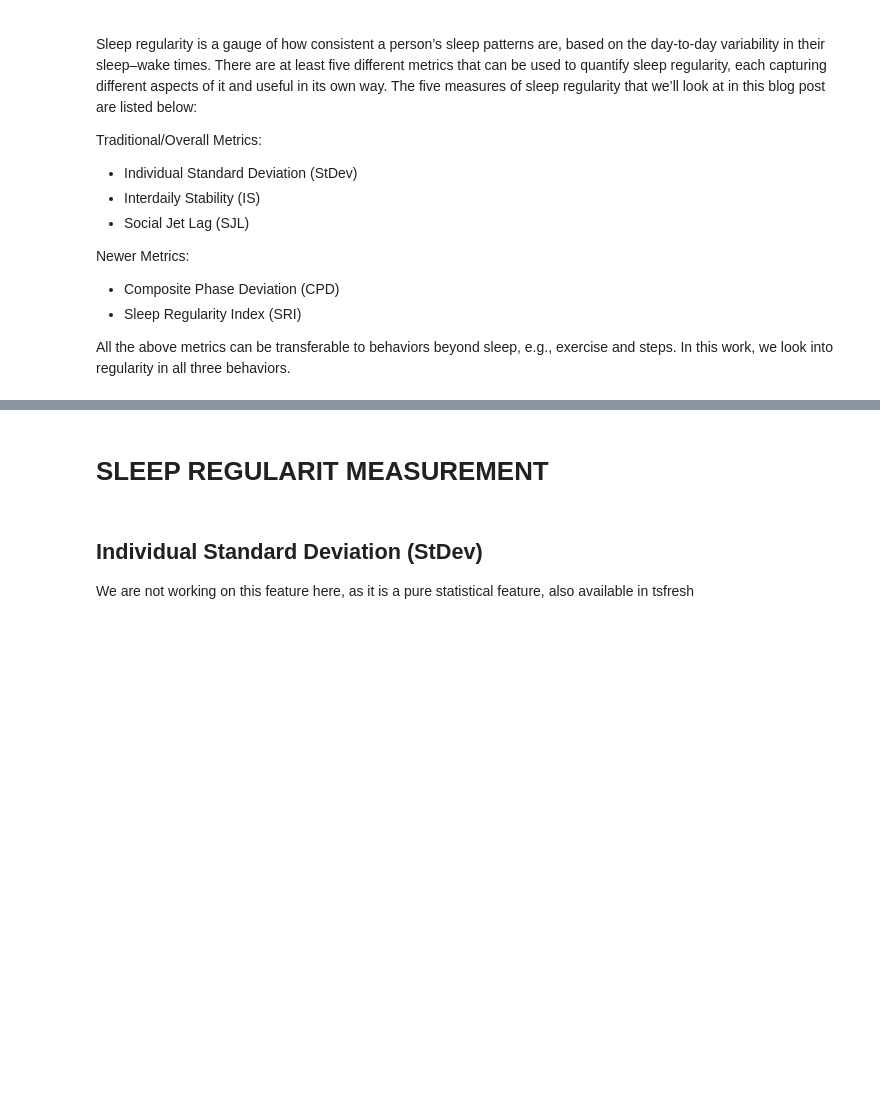
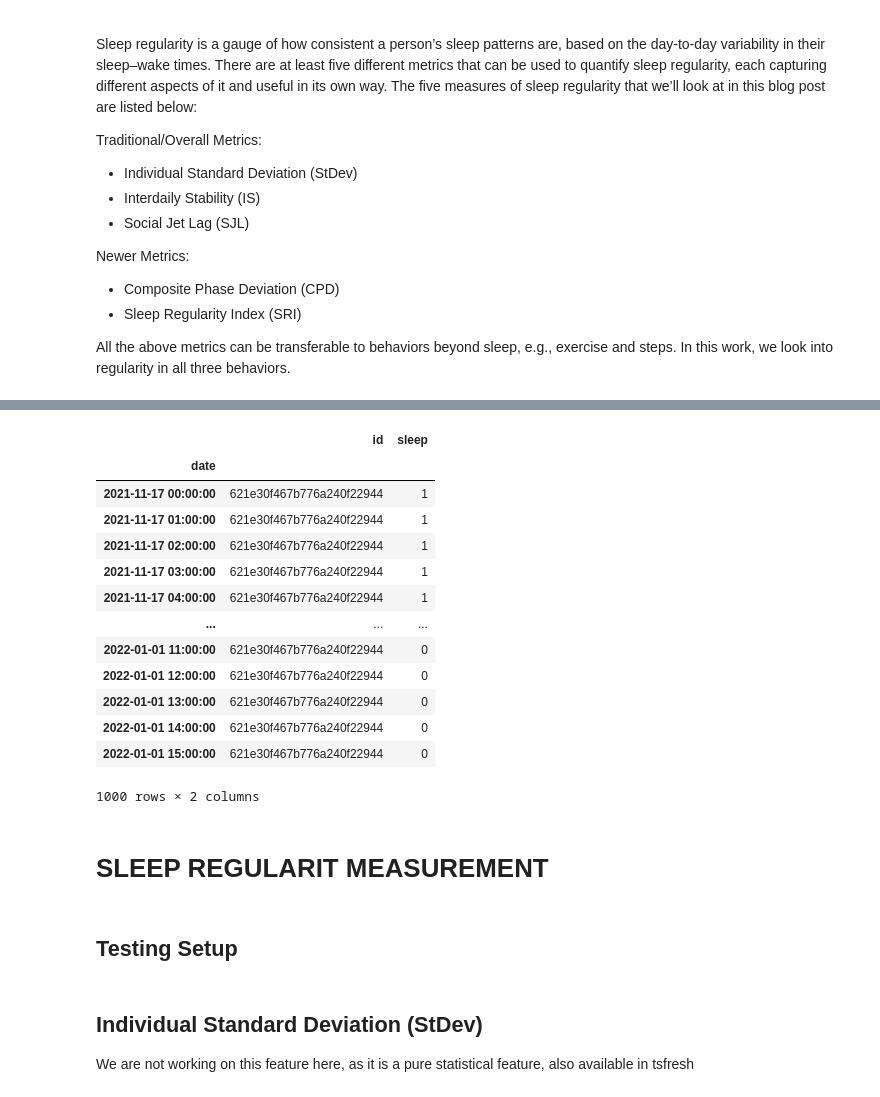
Before and after one commit to kcristinaa/RAIS-miniproject, a Jupyter notebook: notebooks_feature_engineering/sleep_regularity_measurement.ipynb, the cells around one changed output, grey strips where cells are left out. Cells and saved outputs as stored; diff of their text form; code cells hidden in the pictures; blank space fills up the shorter version.

```diff
--- a/notebooks_feature_engineering/sleep_regularity_measurement.ipynb
+++ b/notebooks_feature_engineering/sleep_regularity_measurement.ipynb
@@ -142,8 +118,0 @@ See the caveats in the documentation: https://pandas.pydata.org/pandas-docs/stab
-# %%
-#groupby, resample and interpolate
-df_intraday.drop('time_range', axis=1, inplace=True)
-df_users = df_intraday.groupby('id').apply(lambda x : x.set_index('date')
-                                           .resample('1H')
-                                           .asfreq()
-                                           ).reset_index(level=0, drop=True).reset_index()
-df_users.head(1000)
@@ -184,0 +122,29 @@ df_users.head(1000)
+# %%
+# create the sleep/awake dataframe per user
+user_ids = set(df_intraday.id)
+df_users_sleep = pd.DataFrame()
+for user in tqdm(user_ids):
+    # select user's data
+    df_user = df_intraday.loc[df_intraday.id == user]
+    # fillna for days without sleep data - BUGGY
+    # df_user = fillna_sleep(df_user)
+    # extract time range column
+    df_user.loc[:, "time_range"] = df_user.apply(lambda row: np.nan if pd.isna(row.startTime) else pd.date_range(row.startTime, row.endTime, freq='H'), axis=1)
+    # extract the asleep hours per day in a list format
+    timestamps = get_sleep_hours(df_user)
+    # resample the user's dataframe
+    df_user = df_user.set_index('date').resample('1H').asfreq().reset_index(drop=False)
+    # add new column for sleep/awake state
+    df_user.loc[:, 'sleep'] = df_user.date.apply(lambda d: 1 if d in timestamps.values else 0)
+    # add user id
+    df_user.id = user
+    # we need to drop no wear nights
+    df_user.wear_night.fillna(method='ffill', inplace=True)
+    df_user.wear_night = df_user.apply(lambda row: 1 if row.sleep == 1 else row.wear_night, axis=1)
+    df_user = df_user.loc[df_user.wear_night == 1, :]
+    # drop unnecessary columns
+    df_user.drop(['startTime', 'endTime', 'time_range', 'wear_night'], inplace=True, axis=1)
+    # append to common dataframe for all users
+    df_users_sleep = df_users_sleep.append(df_user, ignore_index=True)
+# set index to date column
+df_users_sleep = df_users_sleep.set_index('date')
@@ -185,2 +169,21 @@ df_users.head(1000)
+# %%
+df_users_sleep.head(1000)
+# %% [output]
+|  | id | sleep |
+| date |  |  |
+| 2021-11-17 00:00:00 | 621e30f467b776a240f22944 | 1 |
+| 2021-11-17 01:00:00 | 621e30f467b776a240f22944 | 1 |
+| 2021-11-17 02:00:00 | 621e30f467b776a240f22944 | 1 |
+| 2021-11-17 03:00:00 | 621e30f467b776a240f22944 | 1 |
+| 2021-11-17 04:00:00 | 621e30f467b776a240f22944 | 1 |
+| ... | ... | ... |
+| 2022-01-01 11:00:00 | 621e30f467b776a240f22944 | 0 |
+| 2022-01-01 12:00:00 | 621e30f467b776a240f22944 | 0 |
+| 2022-01-01 13:00:00 | 621e30f467b776a240f22944 | 0 |
+| 2022-01-01 14:00:00 | 621e30f467b776a240f22944 | 0 |
+| 2022-01-01 15:00:00 | 621e30f467b776a240f22944 | 0 |
+1000 rows × 2 columns
 # %% [markdown]
 # SLEEP REGULARIT MEASUREMENT
+# %% [markdown]
+## Testing Setup
```
Also changed, not shown: parts of 23 cells of this notebook.
